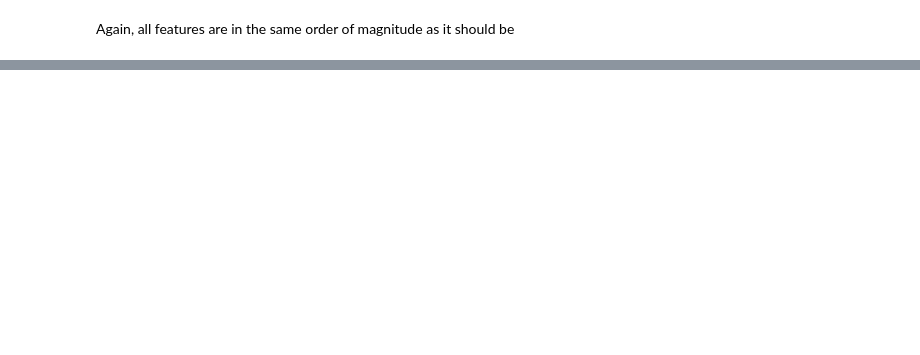
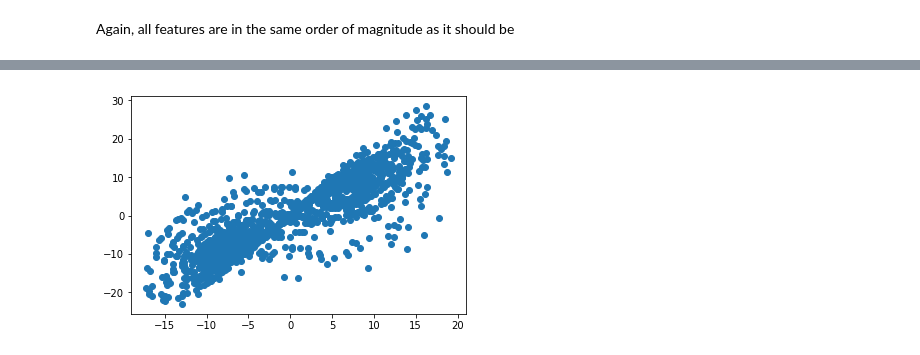
Before and after one commit to TobiasW1891/XAI, a Jupyter notebook: Neural Net Regression ODE.ipynb, the cells around one changed output, grey strips where cells are left out. Saved outputs shown, nothing was run; the diff lists cells and outputs as text; code cells hidden in the pictures; blank space fills up the shorter version.

```diff
--- a/Neural Net Regression ODE.ipynb
+++ b/Neural Net Regression ODE.ipynb
@@ -476,0 +718,5 @@ Again, all features are in the same order of magnitude as it should be
+# %%
+plt.scatter(Xt_test[:,0], Xt_test[:,1])
+plt.show()
+# %% [output]
+[figure, added]
```
Also changed, not shown: parts of 51 cells of this notebook.
